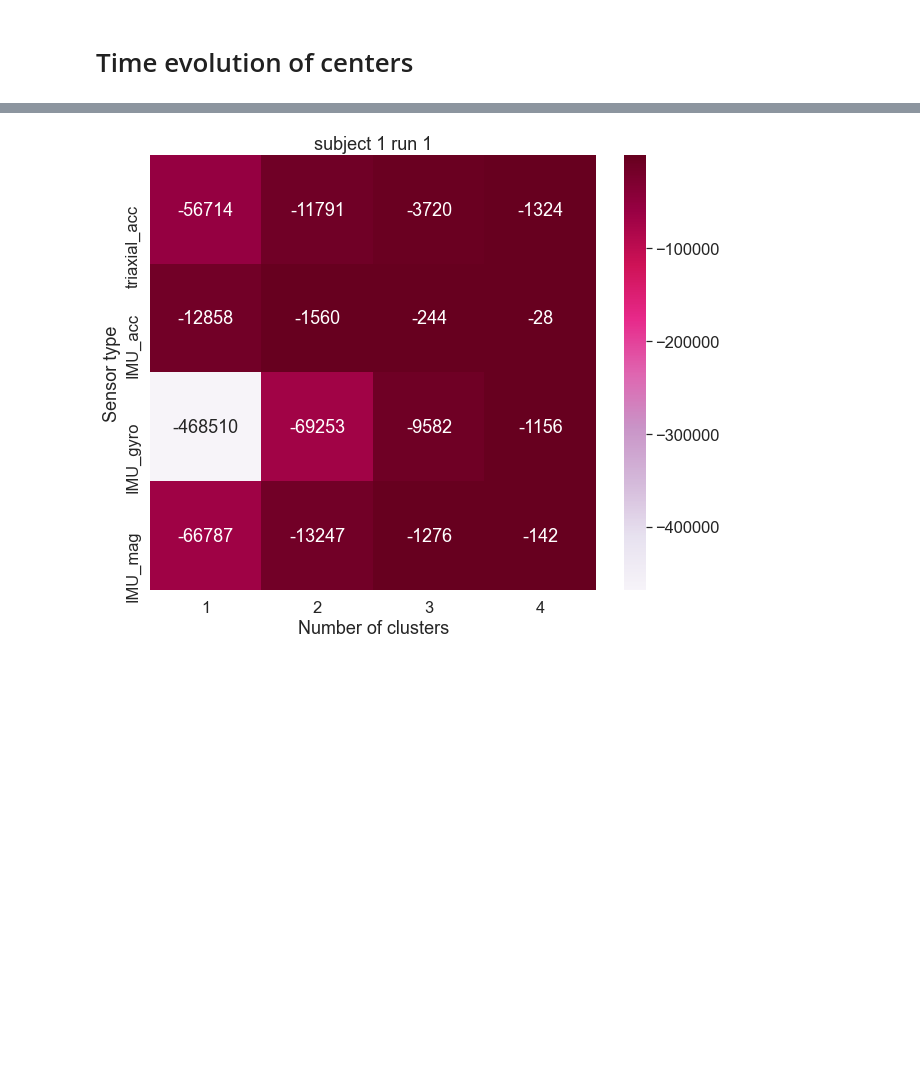
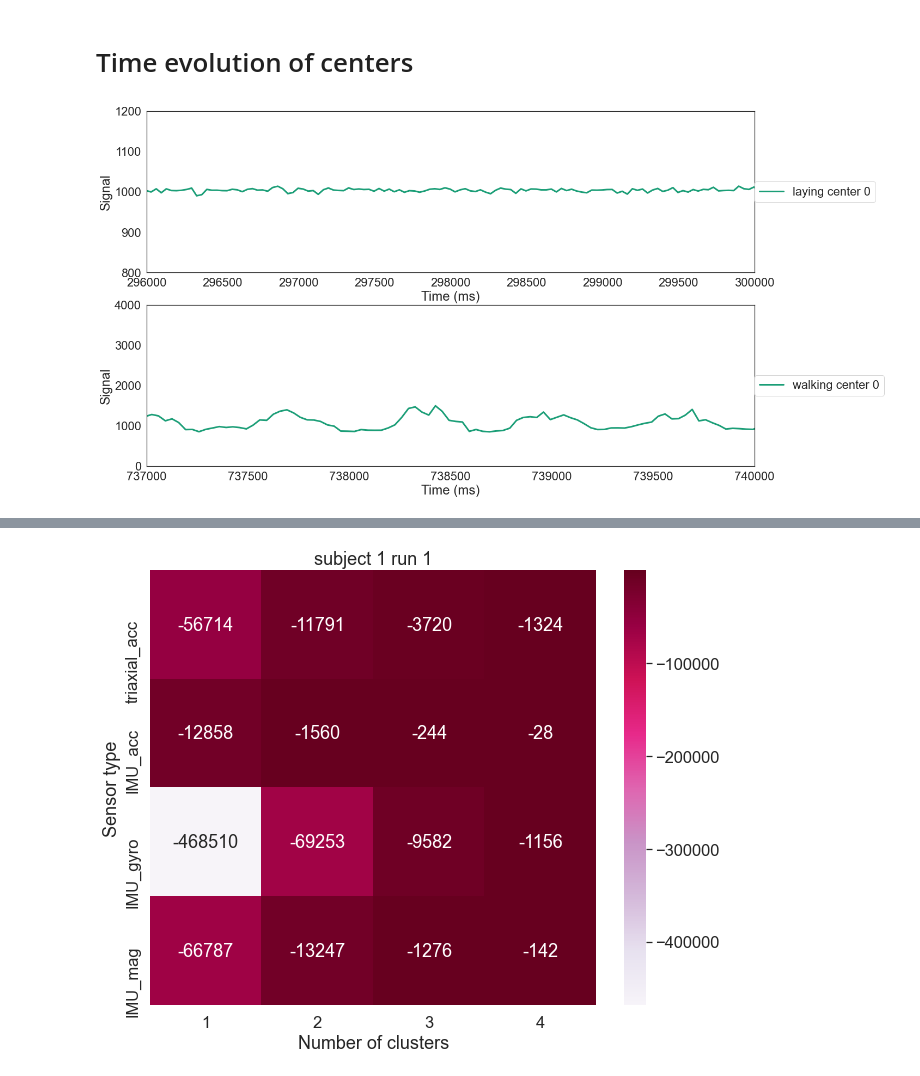
Before and after one commit to nicolezattarin/IoMT-efficient-information-distribution, a Jupyter notebook: clustering/plot.ipynb, the cells around one changed output, grey strips where cells are left out. Drawn from its saved outputs; the diff is of its cells as text; code cells hidden in the pictures; blank space fills up the shorter version.

```diff
--- a/clustering/plot.ipynb
+++ b/clustering/plot.ipynb
@@ -7,28 +8,28 @@ import matplotlib.pyplot as plt
 # Time evolution of centers
 # %%
 # plot the clusters centers
-def plot_centers(subject, run, sensor, nclusters, file_path,
-                xlim_lying=None, ylim_lying=None, xlim_walking=None, ylim_walking=None):
+def plot_centers(subject, run, sensor, nclusters, file_path, metric='dtw',
+                xlim_laying=None, ylim_laying=None, xlim_walking=None, ylim_walking=None):
 
     """
     plot the clusters centers for a given subject, run and nclusters
     """
-    data_lying = pd.read_csv('clustering_results/subject_{}/run_{}/lying/sensor_type_{}/{}_clusters.csv'.format(subject, run, sensor, nclusters))
-    data_walking = pd.read_csv('clustering_results/subject_{}/run_{}/walking/sensor_type_{}/{}_clusters.csv'.format(subject, run, sensor, nclusters))
+    data_laying = pd.read_csv('clustering_results_{}/subject_{}/run_{}/laying/sensor_type_{}/{}_clusters.csv'.format(metric, subject, run, sensor, nclusters))
+    data_walking = pd.read_csv('clustering_results_{}/subject_{}/run_{}/walking/sensor_type_{}/{}_clusters.csv'.format(metric, subject, run, sensor, nclusters))
 
     sns.set_theme(style="white", font_scale=2, palette='Dark2')
     fig, ax = plt.subplots(2, 1, figsize=(20, 12))
 
     LINEWIDTH = 3
     for i in range(nclusters):
-        ax[0].plot (data_lying['MILLISEC'], data_lying['center {}'.format(i)],
-            label='lying center {}'.format(i), linewidth=LINEWIDTH)
+        ax[0].plot (data_laying['MILLISEC'], data_laying['center {}'.format(i)],
+            label='laying center {}'.format(i), linewidth=LINEWIDTH)
         ax[1].plot (data_walking['MILLISEC'], data_walking['centers {}'.format(i)],
             label='walking center {}'.format(i), linewidth=LINEWIDTH)
 
     ax[0].legend(loc='center left', bbox_to_anchor=(1, 0.5), borderaxespad=0.)
-    if xlim_lying is not None: ax[0].set_xlim(xlim_lying)
-    if ylim_lying is not None: ax[0].set_ylim(ylim_lying)
+    if xlim_laying is not None: ax[0].set_xlim(xlim_laying)
+    if ylim_laying is not None: ax[0].set_ylim(ylim_laying)
     ax[0].set_xlabel('Time (ms)')
     ax[0].set_ylabel('Signal')
 
@@ -39,6 +40,16 @@ def plot_centers(subject, run, sensor, nclusters, file_path,
     ax[1].set_ylabel('Signal')
 
     fig.savefig(file_path, bbox_inches='tight')
+# %%
+subject = 1
+run = 1
+metric = 'euclidean'
+c = 1
+path = 'clustering_results_{}/subject_{}/run_{}/IMU_mag{}_centers.pdf'.format(metric, subject, run, c)
+
+plot_centers(1, 1, 'triaxial_acc', c, path, metric, (0.296e6, 0.3e6), (800, 1200),(0.737e6, 0.74e6),(-10, 4000)) # subject 1, run 1, sensor triaxial_acc, nclusters 2
+# %% [output]
+[figure, added]
 # %%
 subject = 1
 run = 1
```
Also changed, not shown: parts of 5 cells of this notebook, 48 other files.
